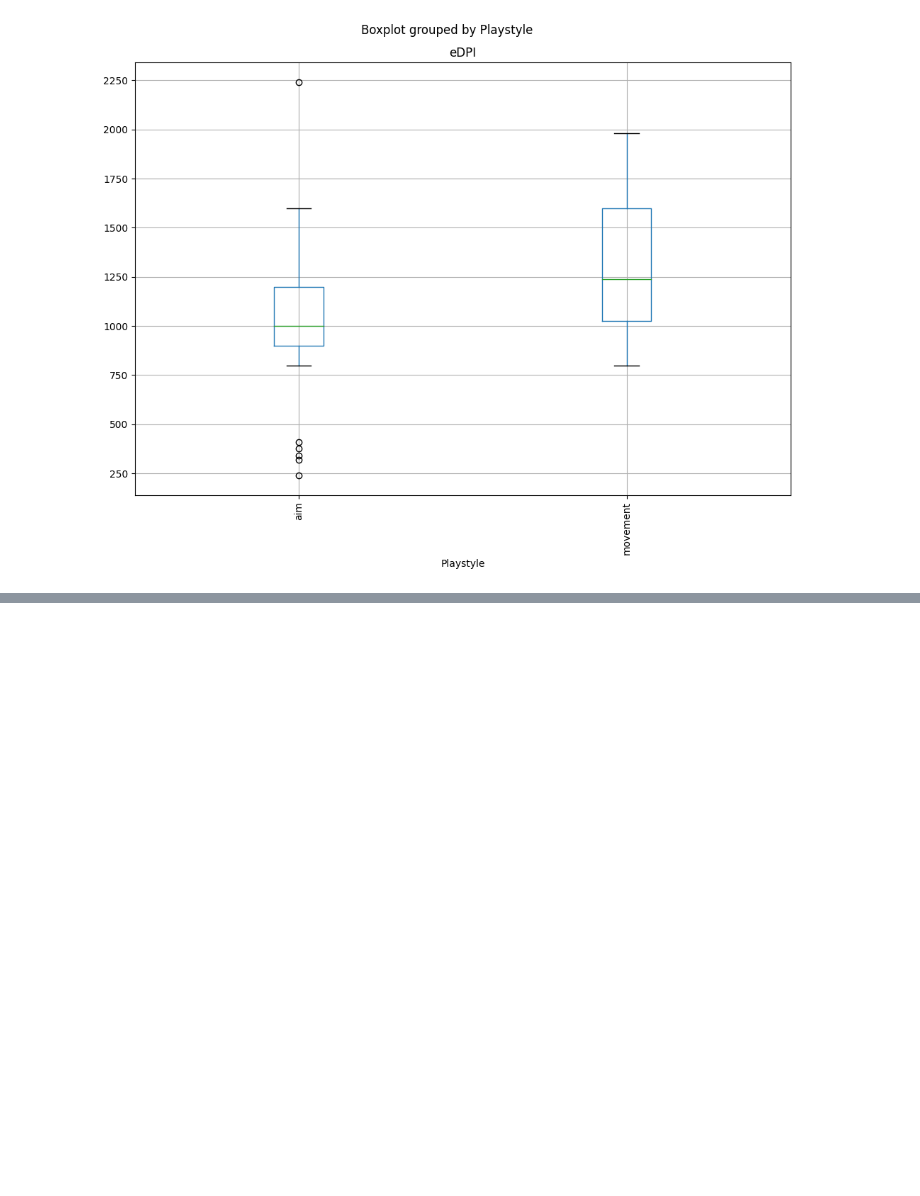
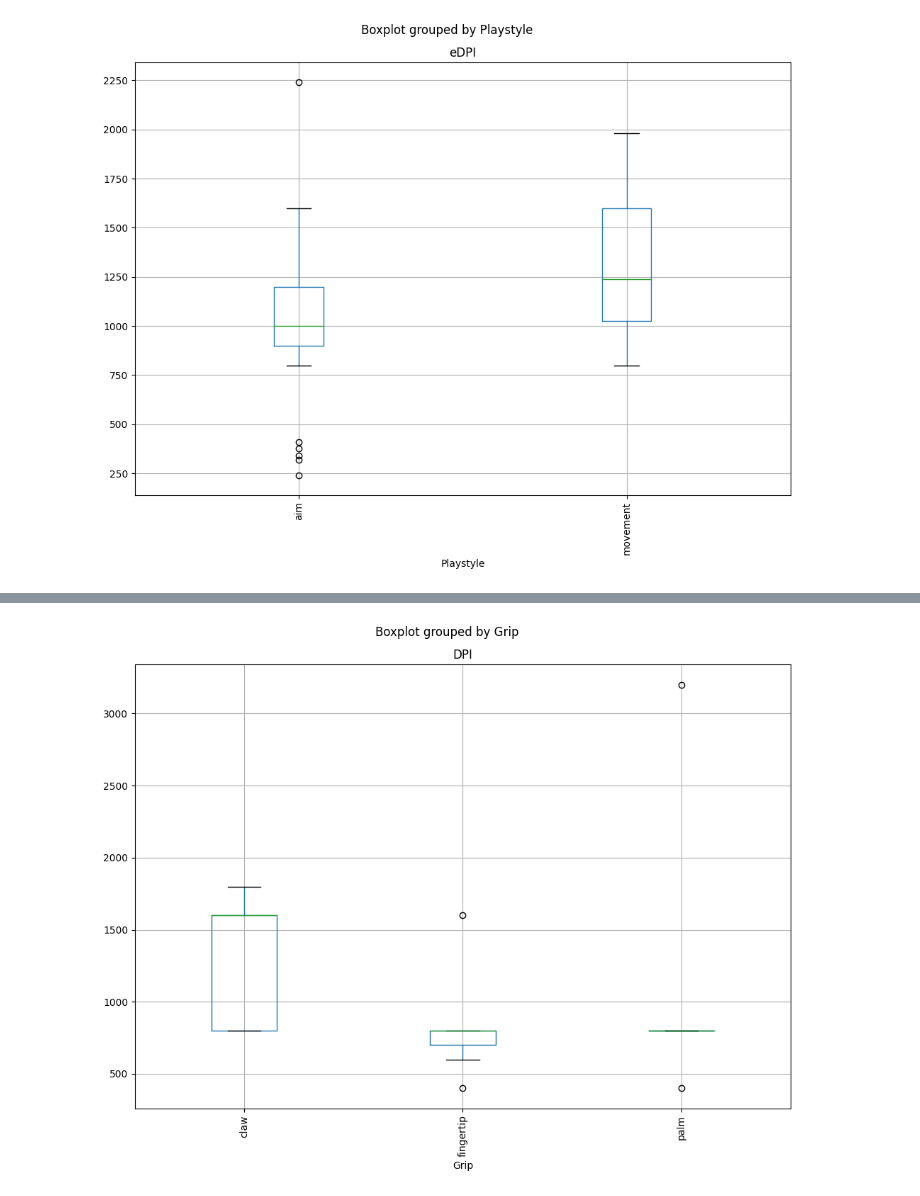
Before and after one commit to RoloNatt/PlayerSensGrip, a Jupyter notebook: stats_prob.ipynb, the cells around one changed output, grey strips where cells are left out. Saved outputs shown, nothing was run; the diff lists cells and outputs as text; code cells hidden in the pictures; blank space fills up the shorter version.

```diff
--- a/stats_prob.ipynb
+++ b/stats_prob.ipynb
@@ -148,0 +145,7 @@ plt.show()
+# %%
+df.boxplot(column='DPI', by='Grip', figsize=(10,8))
+plt.xticks(rotation='vertical')
+plt.tight_layout()
+plt.show()
+# %% [output]
+[figure, added]
```
Also changed, not shown: parts of 23 cells of this notebook.
